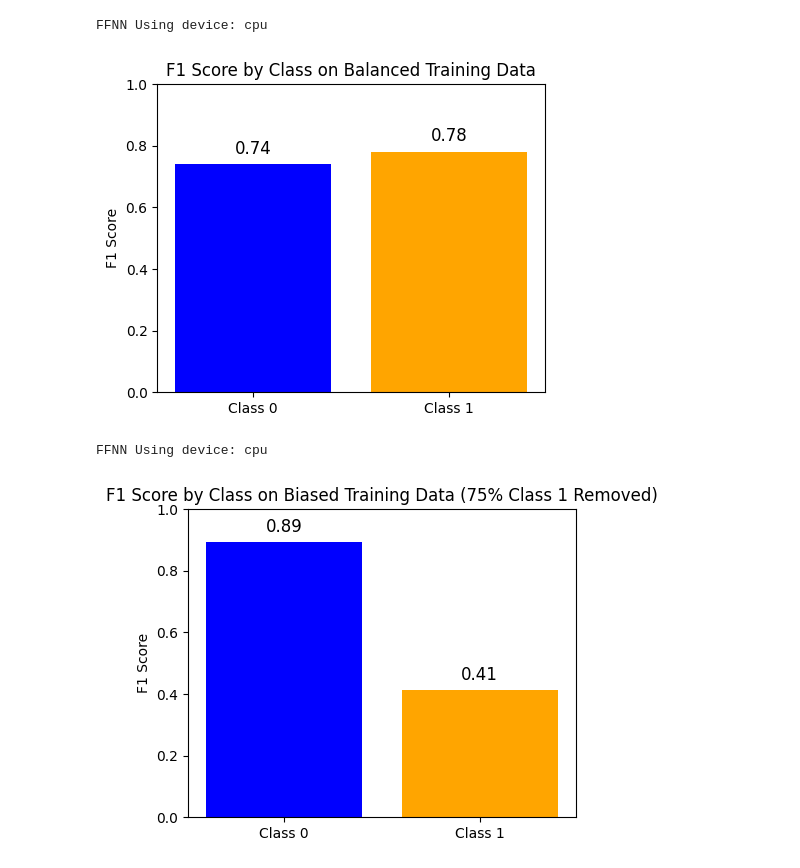
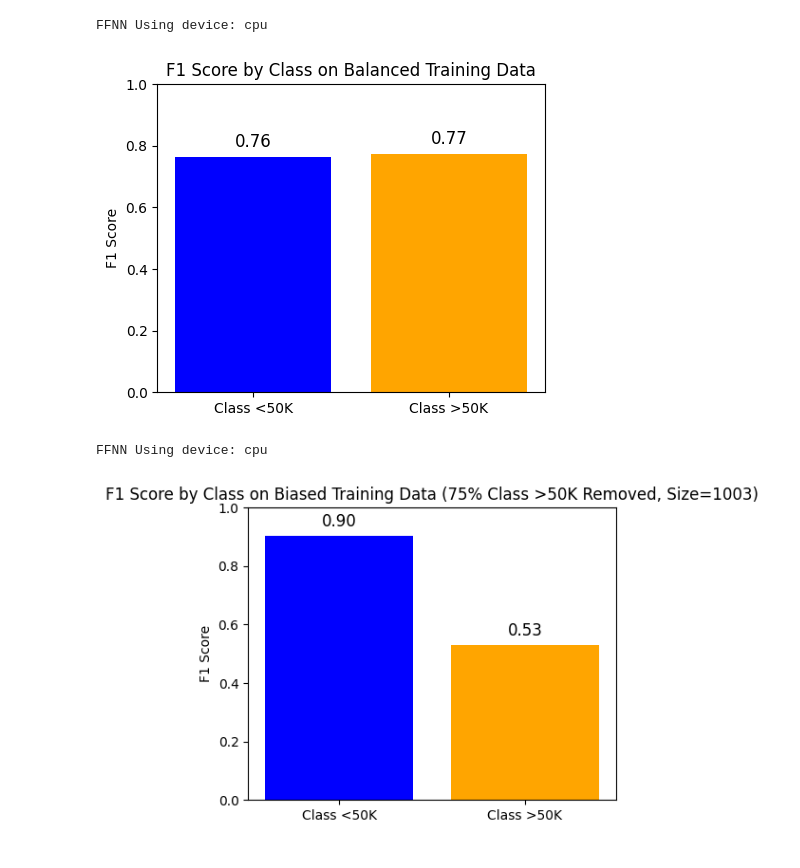
Before and after one commit to LucasHartmanWestern/cs_9170_project, a Jupyter notebook: census_income.ipynb, the cells around one changed output. Saved outputs shown, nothing was run; the diff lists cells and outputs as text; code cells hidden in the pictures.

```diff
--- a/census_income.ipynb
+++ b/census_income.ipynb
@@ -13,30 +14,30 @@ import torch
 # %%
-# 1. Fetch dataset
 adult = fetch_ucirepo(id=2)
-X_df = adult.data.features  # DataFrame of shape (n_samples, n_features)
-y_df = adult.data.targets   # DataFrame of shape (n_samples, 1)
+X_df = adult.data.features
+y_df = adult.data.targets
+print(X_df.join(y_df).head())
 
-# Convert X and y to numpy arrays
+
 X = X_df.values
 y = np.ravel(y_df.values)
+print("Unique values in y:", np.unique(y))
 
-# Map string labels to 0/1 (adjust exact strings if needed)
-y = np.where(y == '>50K', 1, 0)
+# Map labels to 0/1
+y = np.where(np.isin(y, ['>50K', '>50K.']), 1, 0)
+print("Class coded to 1:", ['>50K', '>50K.'])
 
-# Identify categorical and numerical columns by dtype
+# Identify categorical and numerical
 cat_cols = [i for i, dt in enumerate(X_df.dtypes) if dt.name in ['category', 'object', 'bool']]
 num_cols = [i for i, dt in enumerate(X_df.dtypes) if np.issubdtype(dt, np.number)]
 
-# 2. One-hot encode categoricals, standardize numericals
+#One-hot encode categoricals, standardize numericals
 encoder = OneHotEncoder(sparse_output=False, handle_unknown='ignore')
 X_cat = encoder.fit_transform(X[:, cat_cols]) if cat_cols else np.empty((X.shape[0], 0))
 
 scaler = StandardScaler()
 X_num = scaler.fit_transform(X[:, num_cols]) if num_cols else np.empty((X.shape[0], 0))
 
-# stack back together
 X_all = np.hstack([X_num, X_cat])
 y_all = y
 
-# For balancing, create a single array with features and target as last column
 df_all = np.hstack([X_all, y_all.reshape(-1, 1)])
@@ -100,23 +132,21 @@ f1_balanced = f1_score(y_test, np.round(y_pred))
 # %% [output]
 FFNN Using device: cpu
 # %%
-import matplotlib.pyplot as plt
-from sklearn.metrics import f1_score
 
-# Get predictions on the training set
+
 y_train_pred = agent.predict(X_train)
 if isinstance(y_train_pred, torch.Tensor):
     y_train_pred = y_train_pred.detach().cpu().numpy()
 y_train_pred = np.array(y_train_pred).round().astype(int)
 y_train_true = np.array(y_train).astype(int)
 
-# Compute F1 score for each class (binary)
+# Compute F1 score for each class
 f1_class_0 = f1_score(y_train_true, y_train_pred, pos_label=0)
 f1_class_1 = f1_score(y_train_true, y_train_pred, pos_label=1)
 
 # Bar plot: F1 score for class 0 vs class 1
 plt.figure(figsize=(5, 4))
-plt.bar(['Class 0', 'Class 1'], [f1_class_0, f1_class_1], color=['blue', 'orange'])
+plt.bar(['Class <50K', 'Class >50K'], [f1_class_0, f1_class_1], color=['blue', 'orange'])
 plt.ylim(0, 1)
 plt.ylabel('F1 Score')
 plt.title('F1 Score by Class on Balanced Training Data')
@@ -124,16 +154,13 @@ for i, v in enumerate([f1_class_0, f1_class_1]):
     plt.text(i, v + 0.02, f"{v:.2f}", ha='center', va='bottom', fontsize=12)
 plt.show()
 # %% [output]
-[figure, old version]
+[figure, new version]
 # %%
-import numpy as np
-import pandas as pd
-from sklearn.decomposition import PCA
+# Set bias percentage and desired biased dataset size
+remove_pct = 0.75
+biased_dataset_size = max_balanced_size
 
-# 1. Set bias percentage (adjustable)
-remove_pct = 0.75  # 20% by default, change as needed
-
-# 2. Bias the dataset: remove a percentage of Class 1 examples from the balanced training set
+# Bias the dataset: remove a percentage of Class 1 examples from the balanced training set
 df_balanced = pd.DataFrame(X_train, columns=[f'feat_{i}' for i in range(X_train.shape[1])])
 df_balanced['target'] = y_train
 
@@ -141,49 +168,66 @@ df_balanced['target'] = y_train
 df_class_0 = df_balanced[df_balanced['target'] == 0]
 df_class_1 = df_balanced[df_balanced['target'] == 1]
 
-# Remove a fraction of class 1
-df_class_1_biased = df_class_1.sample(frac=1 - remove_pct, random_state=123)
-df_biased = pd.concat([df_class_0, df_class_1_biased], axis=0).sample(frac=1, random_state=123).reset_index(drop=True)
+# Calculate number of class 1 and class 0 samples to include to achieve the desired bias and total size
+# Let n1 = number of class 1, n0 = number of class 0
+# n1 = (1 - remove_pct) * n1_orig
+# n0 + n1 = biased_dataset_size
+# n1 = (1 - remove_pct) * n1_orig
+# n0 = biased_dataset_size - n1
+
+n1_orig = len(df_class_1)
+n0_orig = len(df_class_0)
+n1 = int((1 - remove_pct) * n1_orig)
+n1 = min(n1, n1_orig)  # cannot sample more than available
+n0 = biased_dataset_size - n1
+n0 = min(n0, n0_orig)  # cannot sample more than available
+
+# Sample class 1 and class 0
+df_class_1_biased = df_class_1.sample(n=n1, random_state=123) if n1 > 0 else df_class_1.iloc[[]]
+df_class_0_biased = df_class_0.sample(n=n0, random_state=123) if n0 > 0 else df_class_0.iloc[[]]
+
+df_biased = pd.concat([df_class_0_biased, df_class_1_biased], axis=0).sample(frac=1, random_state=123).reset_index(drop=True)
 
 X_biased = df_biased.drop('target', axis=1).values
 y_biased = df_biased['target'].values
 
-# 3. PCA analysis (just like before)
+# PCA analysis
 pca = PCA(n_components=2)
 X_biased_pca = pca.fit_transform(X_biased)
-# 4. Train and predict just like before
+
+# Train and predict
 biased_dataset = TensorDataset(torch.tensor(X_biased, dtype=torch.float32), torch.tensor(y_biased, dtype=torch.long))
 biased_loader = DataLoader(biased_dataset, batch_size=ffnn_config['batch_size'], shuffle=True)
 
-# Re-initialize agent to avoid contamination from previous training
+# Re-initialize agent
 agent_biased = FFNNAgent(**ffnn_config)
 agent_biased.train(biased_loader)
 y_pred_biased = agent_biased.predict(X_test)
 if isinstance(y_pred_biased, list):
     y_pred_biased = np.array(y_pred_biased)
 f1_biased = f1_score(y_test, np.round(y_pred_biased))
 
-# 5. Plot F1 score by class for biased data
+# Plot F1 score by class for biased data
 y_train_pred_biased = agent_biased.predict(X_biased)
 if isinstance(y_train_pred_biased, torch.Tensor):
     y_train_pred_biased = y_train_pred_biased.detach().cpu().numpy()
 y_train_pred_biased = np.array(y_train_pred_biased).round().astype(int)
 y_train_true_biased = np.array(y_biased).astype(int)
 
 f1_class_0_biased = f1_score(y_train_true_biased, y_train_pred_biased, pos_label=0)
 f1_class_1_biased = f1_score(y_train_true_biased, y_train_pred_biased, pos_label=1)
 
 plt.figure(figsize=(5, 4))
-plt.bar(['Class 0', 'Class 1'], [f1_class_0_biased, f1_class_1_biased], color=['blue', 'orange'])
+plt.bar(['Class <50K', 'Class >50K'], [f1_class_0_biased, f1_class_1_biased], color=['blue', 'orange'])
 plt.ylim(0, 1)
 plt.ylabel('F1 Score')
-plt.title(f'F1 Score by Class on Biased Training Data ({int(remove_pct*100)}% Class 1 Removed)')
+plt.title(f'F1 Score by Class on Biased Training Data ({int(remove_pct*100)}% Class >50K Removed, Size={len(df_biased)})')
 for i, v in enumerate([f1_class_0_biased, f1_class_1_biased]):
     plt.text(i, v + 0.02, f"{v:.2f}", ha='center', va='bottom', fontsize=12)
 plt.show()
 # %% [output]
 FFNN Using device: cpu
-[figure, old version]
+[figure, new version]
 # %%
 def split_dataset(self, seq_len=5, seed=42):
     # 1. Fetch dataset
```
Also changed, not shown: parts of 4 cells of this notebook, 1 other file.
